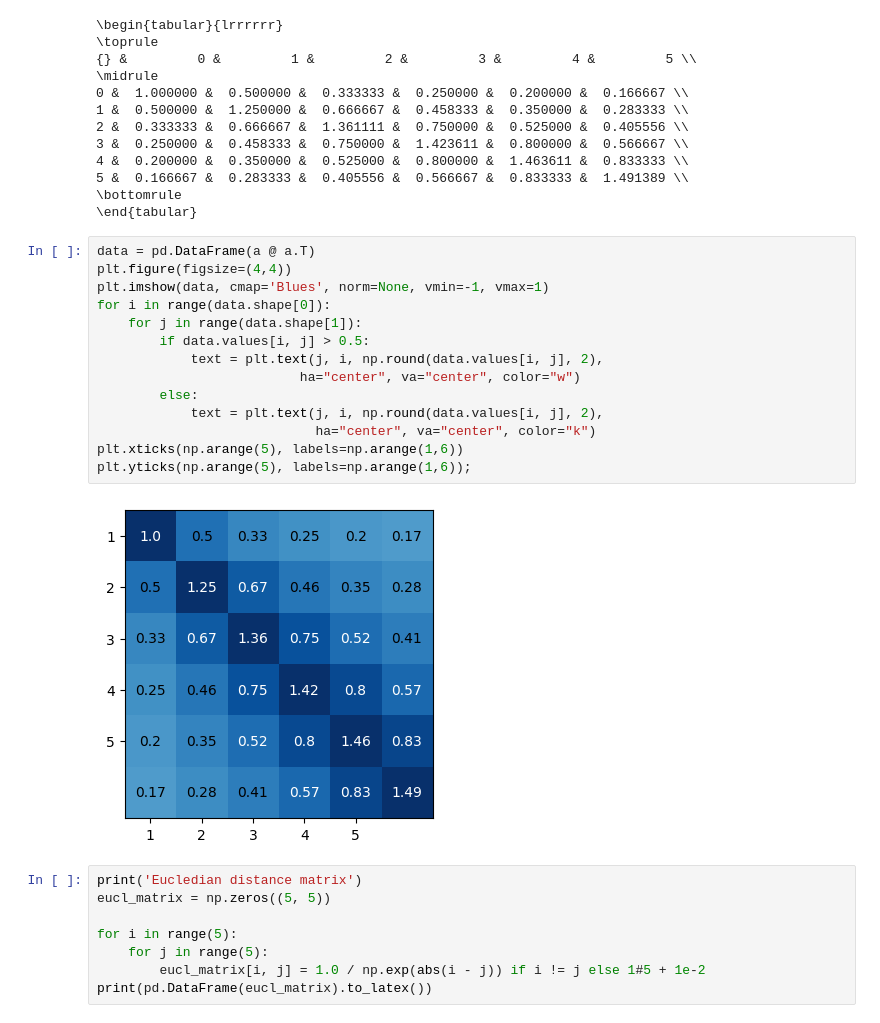
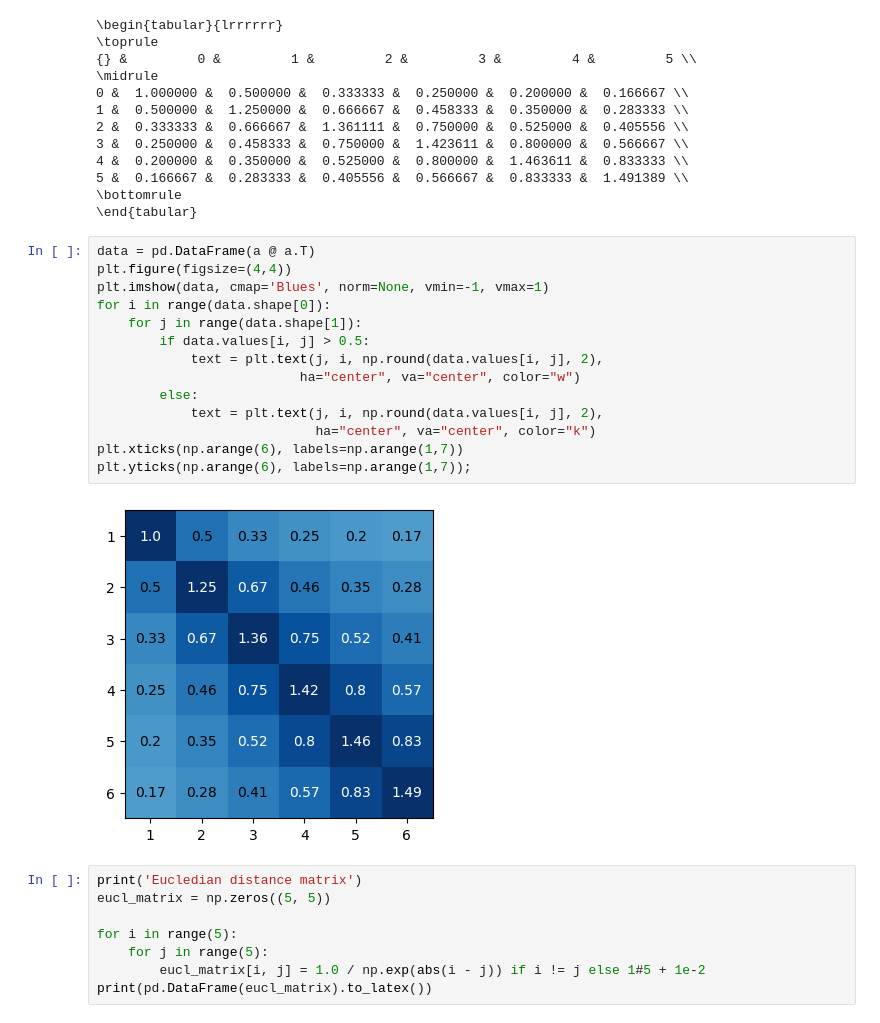
Before and after one commit to elizacc/Structured-Autoencoders-for-Rating-aware-Recommendations, a Jupyter notebook: logs.ipynb, the cells around one changed output. Drawn from its saved outputs; the diff is of its cells as text.

```diff
--- a/logs.ipynb
+++ b/logs.ipynb
@@ -145,19 +145,19 @@ print(pd.DataFrame(a @ a.T).to_latex())
 # %%
 data = pd.DataFrame(a @ a.T)
 plt.figure(figsize=(4,4))
 plt.imshow(data, cmap='Blues', norm=None, vmin=-1, vmax=1)
 for i in range(data.shape[0]):
     for j in range(data.shape[1]):
         if data.values[i, j] > 0.5:
             text = plt.text(j, i, np.round(data.values[i, j], 2),
                           ha="center", va="center", color="w")
         else:
             text = plt.text(j, i, np.round(data.values[i, j], 2),
                             ha="center", va="center", color="k")
-plt.xticks(np.arange(5), labels=np.arange(1,6))
-plt.yticks(np.arange(5), labels=np.arange(1,6));
+plt.xticks(np.arange(6), labels=np.arange(1,7))
+plt.yticks(np.arange(6), labels=np.arange(1,7));
 # %% [output]
-[figure, old version]
+[figure, new version]
 # %%
 print('Eucledian distance matrix')
 eucl_matrix = np.zeros((5, 5))
```
Also changed, not shown: parts of 6 cells of this notebook, 5 other files.
